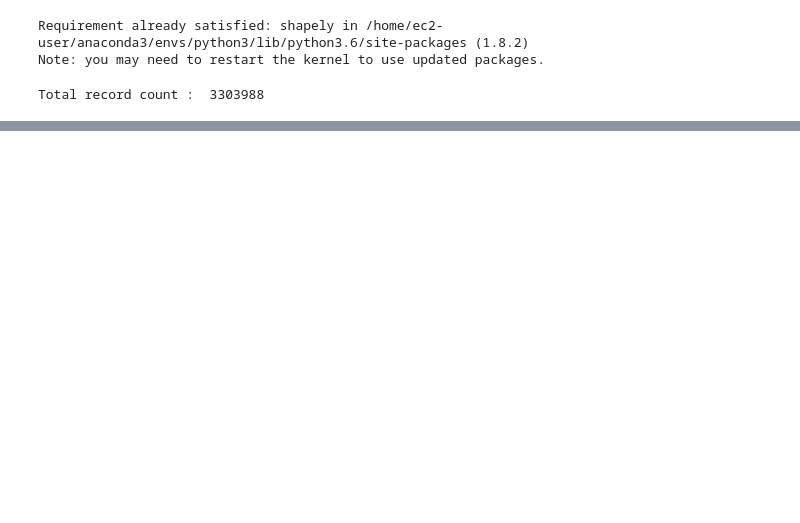
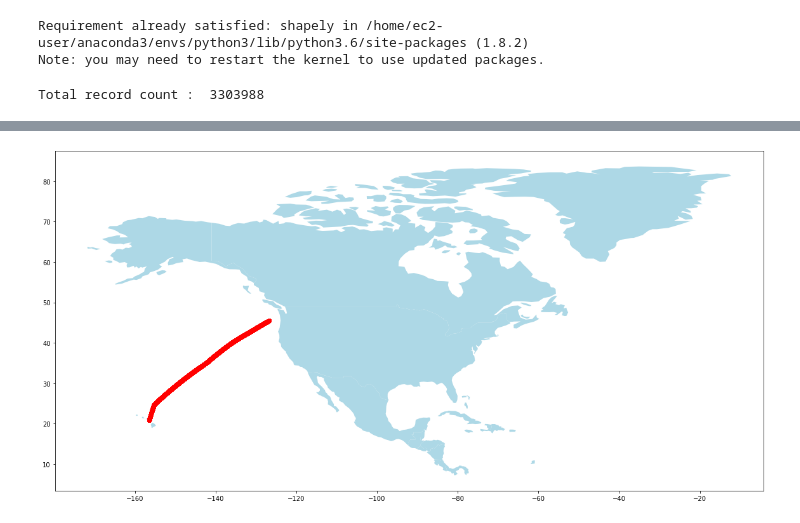
Before and after one commit to DAEN690-S22-OA/OceanicAirspaceProject, a Jupyter notebook: DataExploration.ipynb, the cells around one changed output, grey strips where cells are left out. Drawn from its saved outputs; the diff is of its cells as text; code cells hidden in the pictures; blank space fills up the shorter version.

Commit message:
Map a flight
count missing data and plot flight path on world map

```diff
--- a/DataExploration.ipynb
+++ b/DataExploration.ipynb
@@ -85,17 +92,17 @@ airspaceData_df["DateTime"] = dd.to_datetime(airspaceData_df["DateTime"], format
 # %%
 # Create 4 new columns for Hour, Minute, Second and Microsecond
-airspaceData_df["Hour"] = airspaceData_df["DateTime"].dt.hour
-airspaceData_df["Minute"] = airspaceData_df["DateTime"].dt.minute
-airspaceData_df["Second"] = airspaceData_df["DateTime"].dt.second
-airspaceData_df["microSecond"] = airspaceData_df["DateTime"].dt.microsecond
+airspaceData["Hour"] = airspaceData["DateTime"].dt.hour
+airspaceData["Minute"] = airspaceData["DateTime"].dt.minute
+airspaceData["Second"] = airspaceData["DateTime"].dt.second
+airspaceData["microSecond"] = airspaceData["DateTime"].dt.microsecond
 # %%
 # Reorder columns
-airspaceData_df = airspaceData_df[["DateTime","Hour","Minute","Second","microSecond","Latitude","Longitude","Height",
+airspaceData = airspaceData[["DateTime","Hour","Minute","Second","microSecond","Latitude","Longitude","Height",
                                    "TargetID","SelectedHeading","TargetAddress",
                                    "TrackNumber"]]
 
 # Preview Dataframe
-airspaceData_df.head()
+airspaceData.head()
 # %% [output]
 |  | DateTime | Hour | Minute | Second | microSecond | Latitude | Longitude | Height | TargetID | ... |
 | 0 | 2021-12-24 23:59:59.992 | 23 | 59 | 59 | 992000 | 21.325208 | -158.058116 | 2200.0 | UAL253 | ... |
@@ -122,0 +170,5 @@ dtype: object
+# %%
+# Select flight TargetID to map
+data_select = airspaceData[airspaceData['TargetID'] == 'ASA899']
+gdf_flight = ps.GeoDataFrame(data_select,
+                      geometry=ps.points_from_xy(data_select.Longitude, data_select.Latitude))
@@ -122,0 +180,13 @@ dtype: object
+# %%
+# get build in dataset from geopandas
+world_data = ps.read_file(ps.datasets.get_path('naturalearth_lowres'))
+# %%
+# Plot world map
+axis = world_data[world_data.continent == 'North America'].plot(color = 'lightblue')
+gdf_flight.plot(ax = axis, color = 'red')
+
+fig = plt.gcf()
+fig.set_size_inches(20,18)
+plt.show()
+# %% [output]
+[figure, added]
```
Also changed, not shown: parts of 11 cells of this notebook.
